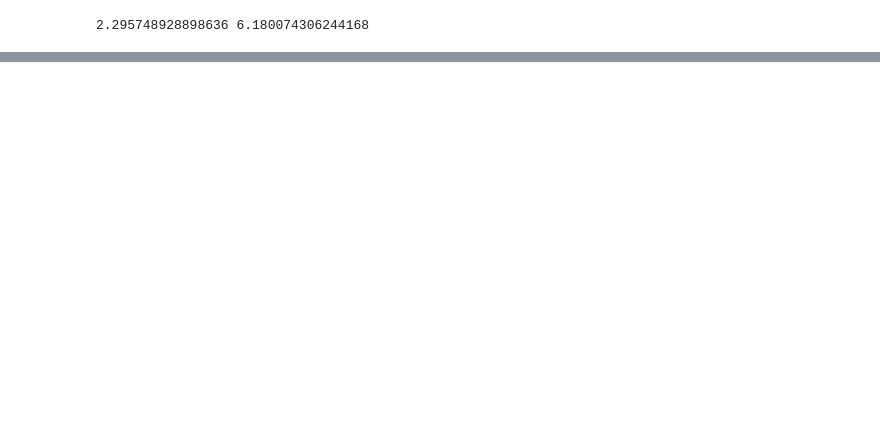
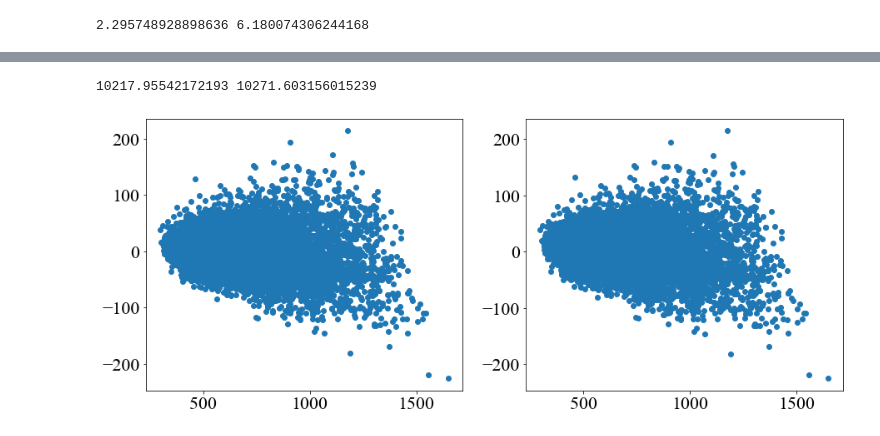
Before and after one commit to SvPoder/exoplanets, a Jupyter notebook: jupyter-notebook/testing.ipynb, the cells around one changed output, grey strips where cells are left out. Cells and saved outputs as stored; diff of their text form; code cells hidden in the pictures; blank space fills up the shorter version.

```diff
--- a/jupyter-notebook/testing.ipynb
+++ b/jupyter-notebook/testing.ipynb
@@ -769,0 +693,10 @@ ax[1].scatter(Tobs, Tmodel_true) # esta pienso que debería ser una línea, ya q
+# %%
+fig, ax = plt.subplots(1, 2, figsize=(15, 6))
+
+ax[0].scatter(Tobs, Tmodel-Tobs)
+ax[1].scatter(Tobs, Tmodel_true-Tobs)
+
+print (np.sum(np.power((Tmodel-Tobs)/sigmaTobs, 2)), np.sum(np.power((Tmodel_true-Tobs)/sigmaTobs, 2)))
+# %% [output]
+10217.95542172193 10271.603156015239
+[figure, added]
```
Also changed, not shown: parts of 25 cells of this notebook, 4 other files.
